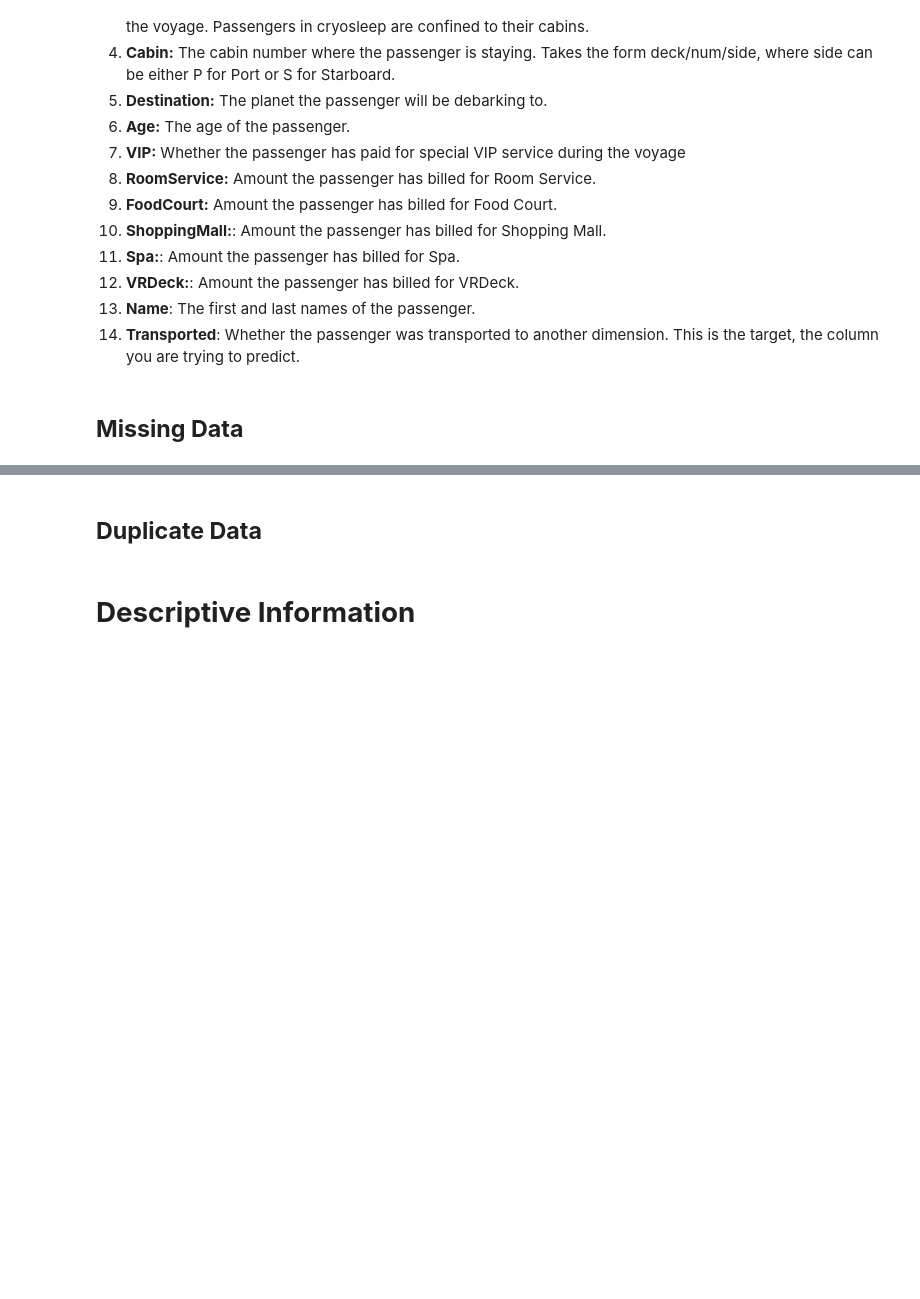
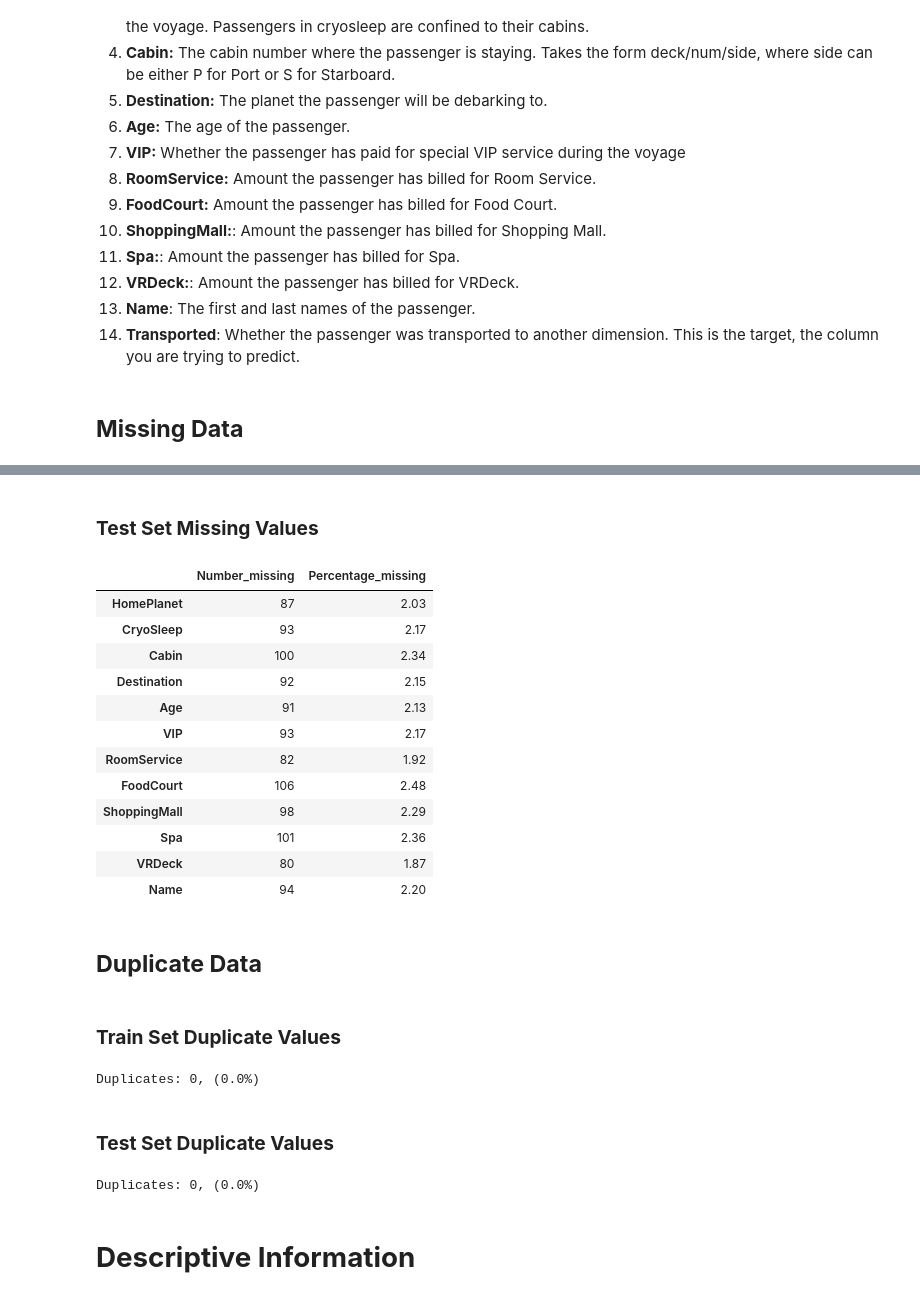
Before and after one commit to KevinNourian/Titanic, a Jupyter notebook: Notebooks/Titanic 1.0.1.ipynb, the cells around one changed output, grey strips where cells are left out. Saved outputs shown, nothing was run; the diff lists cells and outputs as text; code cells hidden in the pictures; blank space fills up the shorter version.

```diff
--- a/Notebooks/Titanic 1.0.1.ipynb
+++ b/Notebooks/Titanic 1.0.1.ipynb
@@ -133,7 +153,36 @@ data.isnull().sum(axis=0)
+# %% [markdown]
+### **Test Set Missing Values**
+# %%
+missing_values = functions.MissingValues(test)
+missing_values
+# %% [output]
+|  | Number_missing | Percentage_missing |
+| HomePlanet | 87 | 2.03 |
+| CryoSleep | 93 | 2.17 |
+| Cabin | 100 | 2.34 |
+| Destination | 92 | 2.15 |
+| Age | 91 | 2.13 |
+| VIP | 93 | 2.17 |
+| RoomService | 82 | 1.92 |
+| FoodCourt | 106 | 2.48 |
+| ShoppingMall | 98 | 2.29 |
+| Spa | 101 | 2.36 |
+| VRDeck | 80 | 1.87 |
+| Name | 94 | 2.20 |
 # %% [markdown]
 ## **Duplicate Data**
+# %% [markdown]
+### **Train Set Duplicate Values**
+# %%
+functions.DuplicateValues(train)
+# %% [output]
+Duplicates: 0, (0.0%)
+# %% [markdown]
+### **Test Set Duplicate Values**
 # %%
-data[data.duplicated(keep=False)].sum()
+functions.DuplicateValues(test)
+# %% [output]
+Duplicates: 0, (0.0%)
 # %% [markdown]
 # **Descriptive Information**
 # %% [markdown]
```
Also changed, not shown: parts of 9 cells of this notebook, 1 other file.
